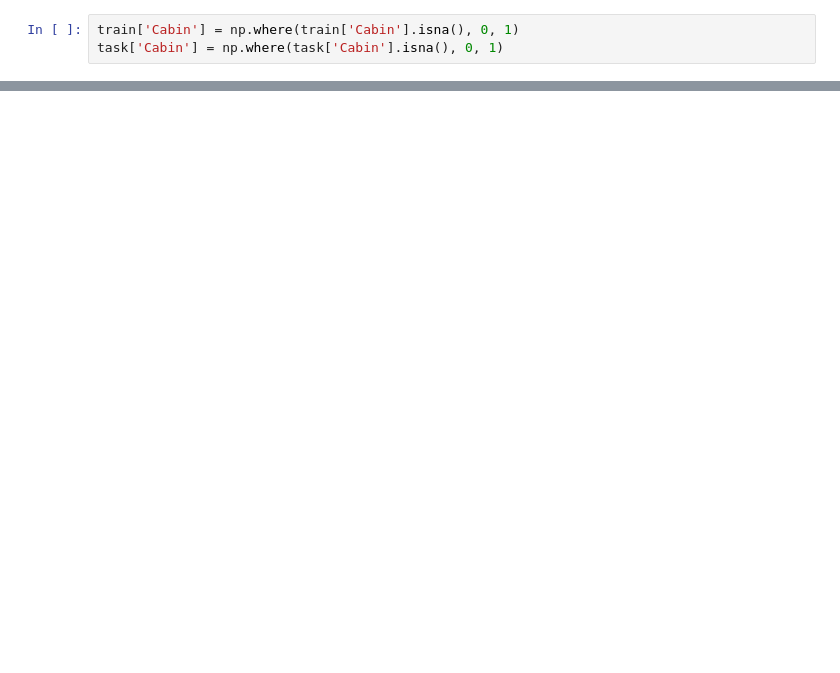
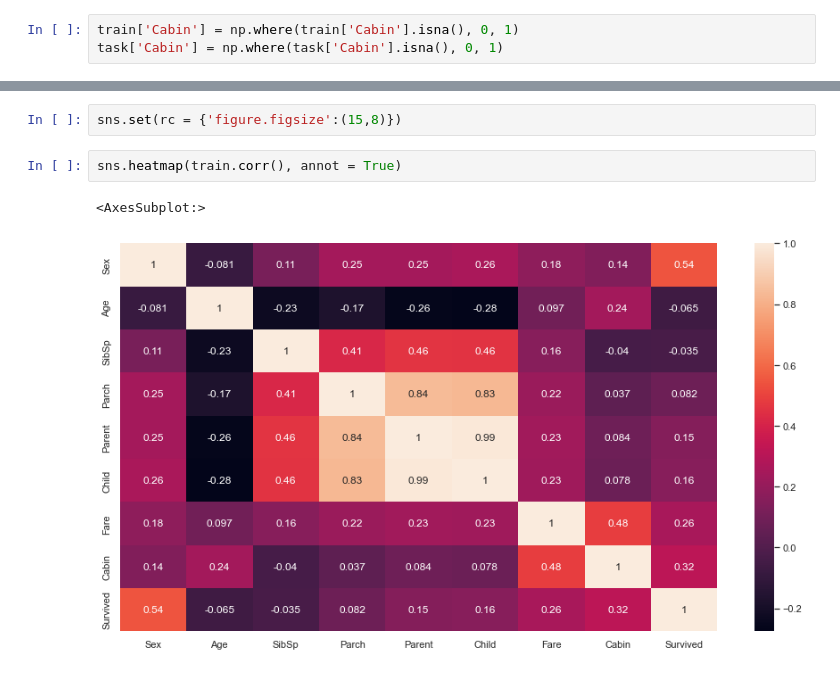
Before and after one commit to warshtayner/Kaggle_Titanic, a Jupyter notebook: Version_3.ipynb, the cells around one changed output, grey strips where cells are left out. Drawn from its saved outputs; the diff is of its cells as text; blank space fills up the shorter version.

```diff
--- a/Version_3.ipynb
+++ b/Version_3.ipynb
@@ -122,0 +234,7 @@ memory usage: 33.2+ KB
+# %%
+sns.set(rc = {'figure.figsize':(15,8)})
+# %%
+sns.heatmap(train.corr(), annot = True)
+# %% [output]
+<AxesSubplot:>
+[figure, added]
```
Also changed, not shown: parts of 40 cells of this notebook.
